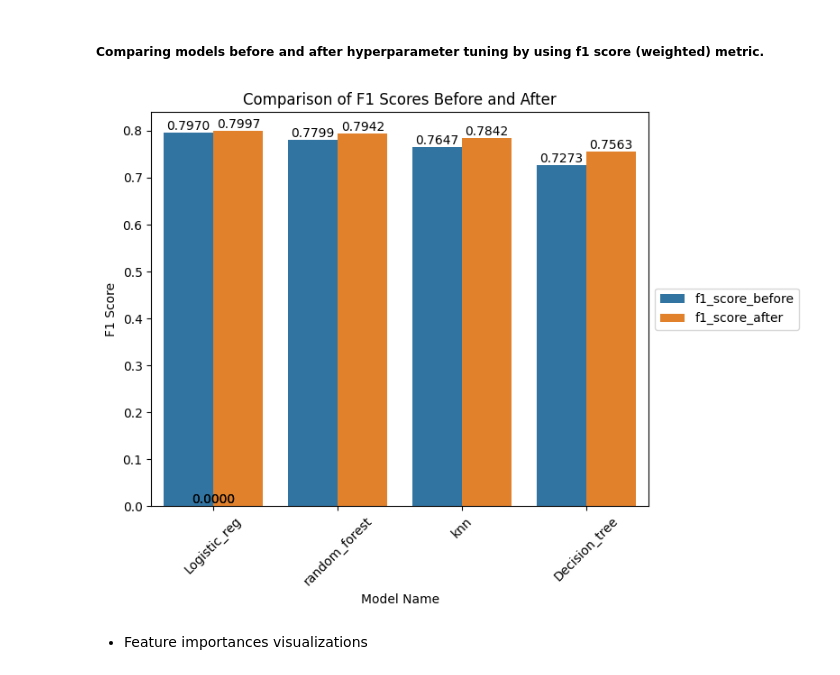
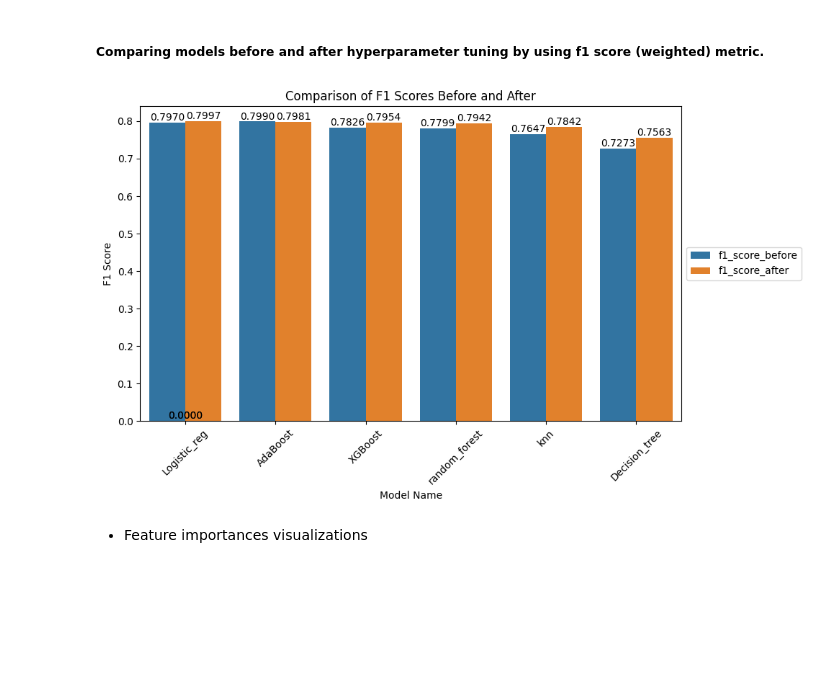
Before and after one commit to heldana30/Customer_Churn_Prediction, a Jupyter notebook: customer_churn_prediction.ipynb, the cells around one changed output. Saved outputs shown, nothing was run; the diff lists cells and outputs as text; code cells hidden in the pictures; blank space fills up the shorter version.

```diff
--- a/customer_churn_prediction.ipynb
+++ b/customer_churn_prediction.ipynb
@@ -1248,11 +1188,14 @@ preprocessor = ColumnTransformer(transformers=[
 # %% [markdown]
 ### `Modelling`
 # %%
+from sklearn.ensemble import AdaBoostClassifier
 models =[
     ('Decision_tree', DecisionTreeClassifier(random_state=42)),
     ('Logistic_reg', LogisticRegression(random_state=42)),
     ('knn', KNeighborsClassifier(n_neighbors=5)),
-    ('random_forest', RandomForestClassifier(random_state = 42))
+    ('random_forest', RandomForestClassifier(random_state = 42)),
+    ('XGBoost', XGBClassifier(random_state=42)),  # Add XGBoost
+    ('AdaBoost', AdaBoostClassifier(random_state=42))  # Add AdaBoost
 ]
 
 # Creating dictionary for the models
@@ -1317,6 +1327,17 @@ param_grids = {
     'random_forest': {
         'classifier__n_estimators': [10, 50, 100, 200],
         'classifier__max_depth': [None, 10, 20, 30]
+    },
+
+    'XGBoost': {
+        'classifier__n_estimators': [100, 200, 300],
+        'classifier__learning_rate': [0.01, 0.1, 0.3],
+        'classifier__max_depth': [3, 5, 7]
+    },
+
+    'AdaBoost': {
+        'classifier__n_estimators': [50, 100, 200],
+        'classifier__learning_rate': [0.01, 0.1, 1.0]
     }
 }
 params = {}
@@ -1410,32 +1437,32 @@ metric_before_after_tuning_models
 # %%
 # Melt the DataFrame to combine f1_score_before and f1_score_after into a single column
 metric_melted = metric_before_after_tuning_models.melt(id_vars='model_name', var_name='score_type', value_name='f1_score')
 
 # Set the figure size
-plt.figure(figsize=(8, 6))
+plt.figure(figsize=(10, 6))
 
 # Plot the combined data
 ax = sns.barplot(data=metric_melted, x='model_name', y='f1_score', hue='score_type')
 plt.title('Comparison of F1 Scores Before and After')
 plt.xlabel('Model Name')
 plt.ylabel('F1 Score')
 plt.xticks(rotation=45)
 
 # Annotate the values on top of the bars
 for p in ax.patches:
     ax.annotate(format(p.get_height(), '.4f'),
                 (p.get_x() + p.get_width() / 2., p.get_height()),
                 ha = 'center', va = 'center',
                 xytext = (0, 5),
                 textcoords = 'offset points')
 
 # Move legend to the right side
 plt.legend(loc='center left', bbox_to_anchor=(1, 0.5))
 
 plt.tight_layout()
 plt.show()
 # %% [output]
-[figure, old version]
+[figure, new version]
 # %% [markdown]
 - Feature importances visualizations
 # %%
```
Also changed, not shown: parts of 16 cells of this notebook.
